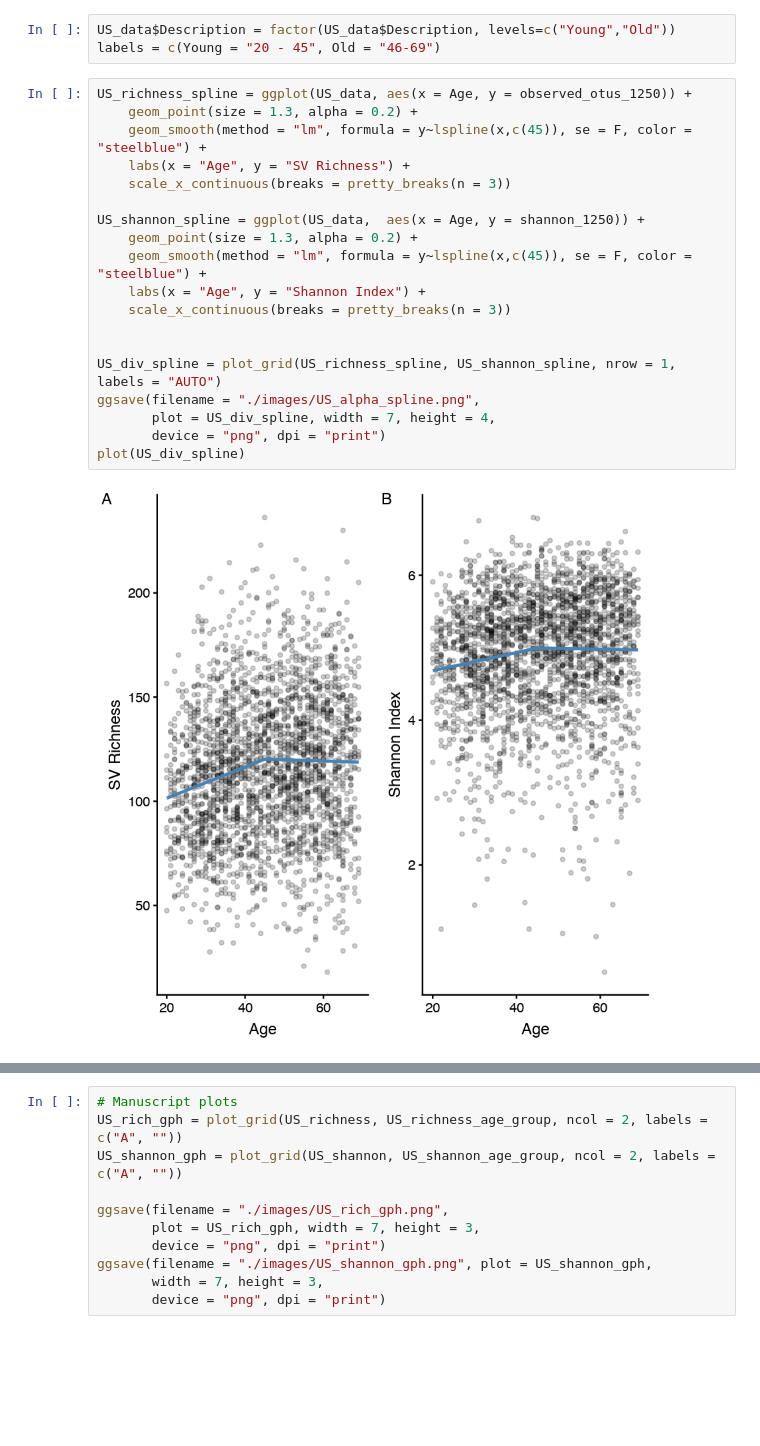
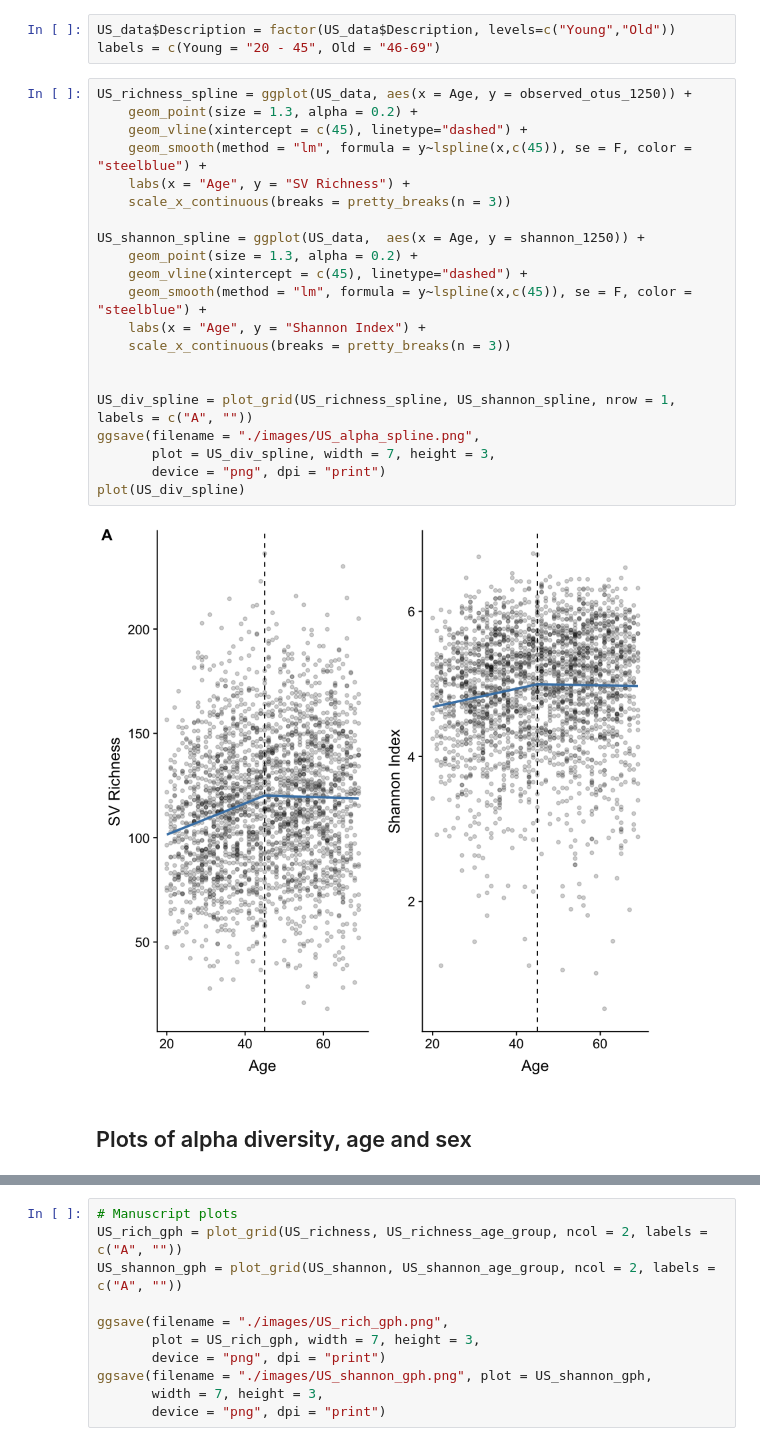
Before and after one commit to jacodela/microbio_aDiv, a Jupyter notebook: US_UK_Analyses/US_UK_data.ipynb, the cells around one changed output, grey strips where cells are left out. Saved outputs shown, nothing was run; the diff lists cells and outputs as text; blank space fills up the shorter version.

```diff
--- a/US_UK_Analyses/US_UK_data.ipynb
+++ b/US_UK_Analyses/US_UK_data.ipynb
@@ -131,24 +118,28 @@ labels = c(Young = "20 - 45", Old = "46-69")
 # %%
 US_richness_spline = ggplot(US_data, aes(x = Age, y = observed_otus_1250)) +
     geom_point(size = 1.3, alpha = 0.2) +
+    geom_vline(xintercept = c(45), linetype="dashed") +
     geom_smooth(method = "lm", formula = y~lspline(x,c(45)), se = F, color = "steelblue") +
     labs(x = "Age", y = "SV Richness") +
     scale_x_continuous(breaks = pretty_breaks(n = 3))
 
 US_shannon_spline = ggplot(US_data,  aes(x = Age, y = shannon_1250)) +
     geom_point(size = 1.3, alpha = 0.2) +
+    geom_vline(xintercept = c(45), linetype="dashed") +
     geom_smooth(method = "lm", formula = y~lspline(x,c(45)), se = F, color = "steelblue") +
     labs(x = "Age", y = "Shannon Index") +
     scale_x_continuous(breaks = pretty_breaks(n = 3))
 
 
-US_div_spline = plot_grid(US_richness_spline, US_shannon_spline, nrow = 1, labels = "AUTO")
+US_div_spline = plot_grid(US_richness_spline, US_shannon_spline, nrow = 1, labels = c("A", ""))
 ggsave(filename = "./images/US_alpha_spline.png",
-       plot = US_div_spline, width = 7, height = 4,
+       plot = US_div_spline, width = 7, height = 3,
        device = "png", dpi = "print")
 plot(US_div_spline)
 # %% [output]
-[figure, old version]
+[figure, new version]
+# %% [markdown]
+## Plots of alpha diversity, age and sex
 # %%
 US_richness = ggplot(US_data, aes(x= Age, y = observed_otus_1250, color = sex)) +
     geom_point(size = 1, alpha = 0.1) +
```
Also changed, not shown: parts of 7 cells of this notebook, 2 other files.
